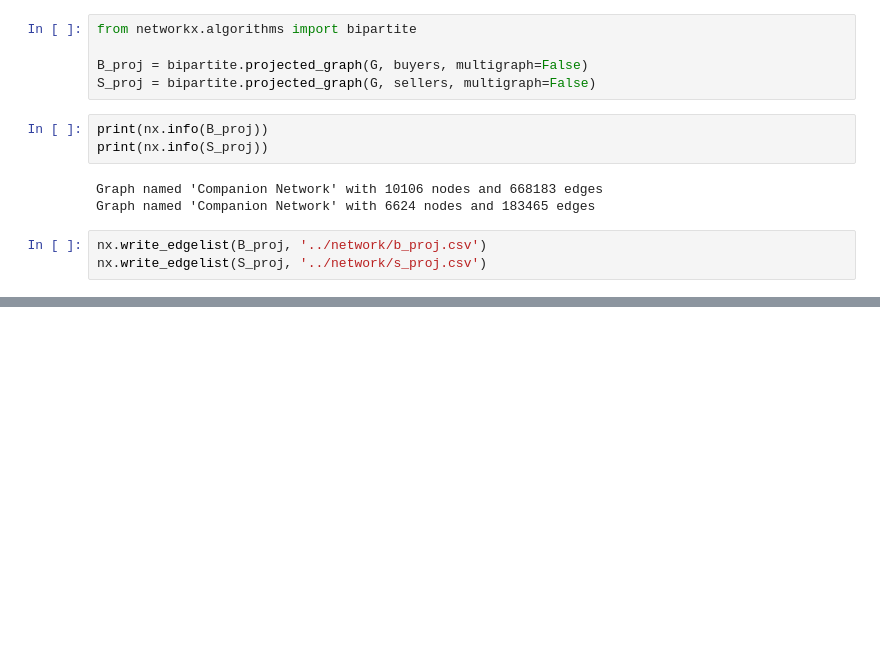
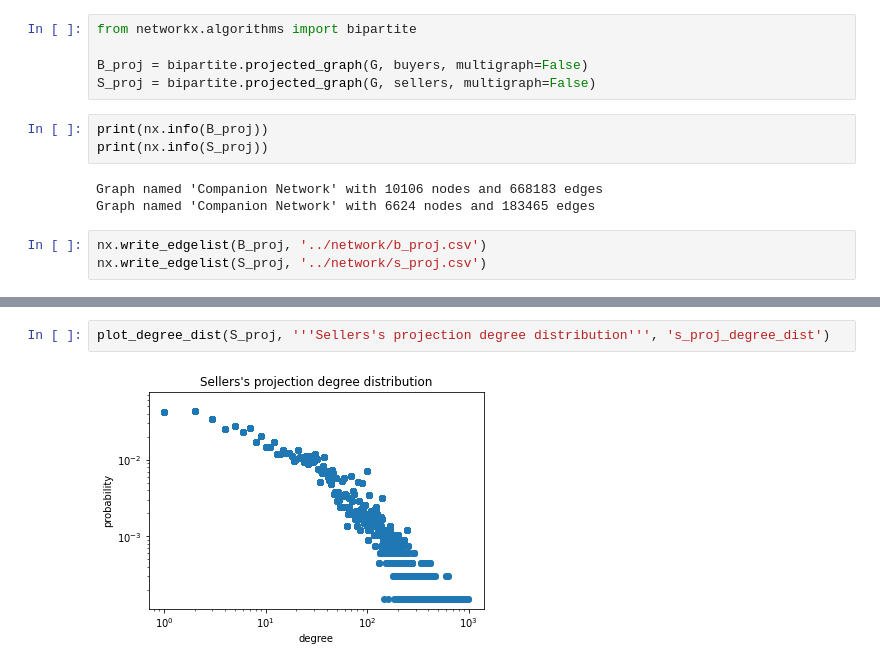
Before and after one commit to LukasDCode/Companionship-Network, a Jupyter notebook: src/projection.ipynb, the cells around one changed output, grey strips where cells are left out. Cells and saved outputs as stored; diff of their text form; blank space fills up the shorter version.

```diff
--- a/src/projection.ipynb
+++ b/src/projection.ipynb
@@ -110,0 +104,4 @@ plot_degree_dist(S_proj)
+# %%
+plot_degree_dist(S_proj, '''Sellers's projection degree distribution''', 's_proj_degree_dist')
+# %% [output]
+[figure, added]
```
Also changed, not shown: parts of 5 cells of this notebook, 1 other file.
